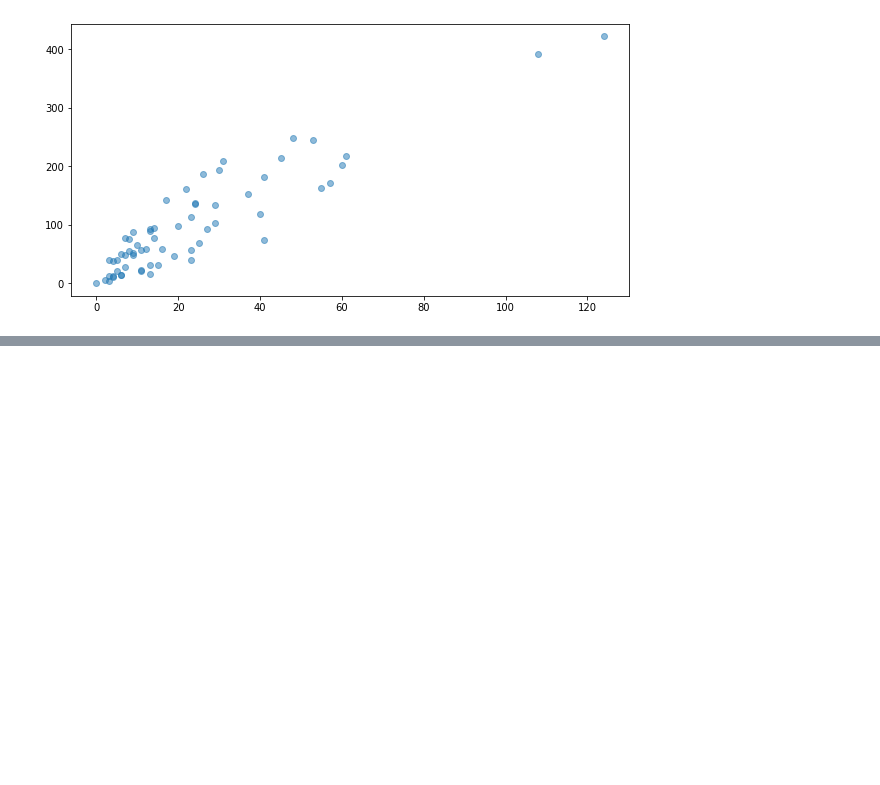
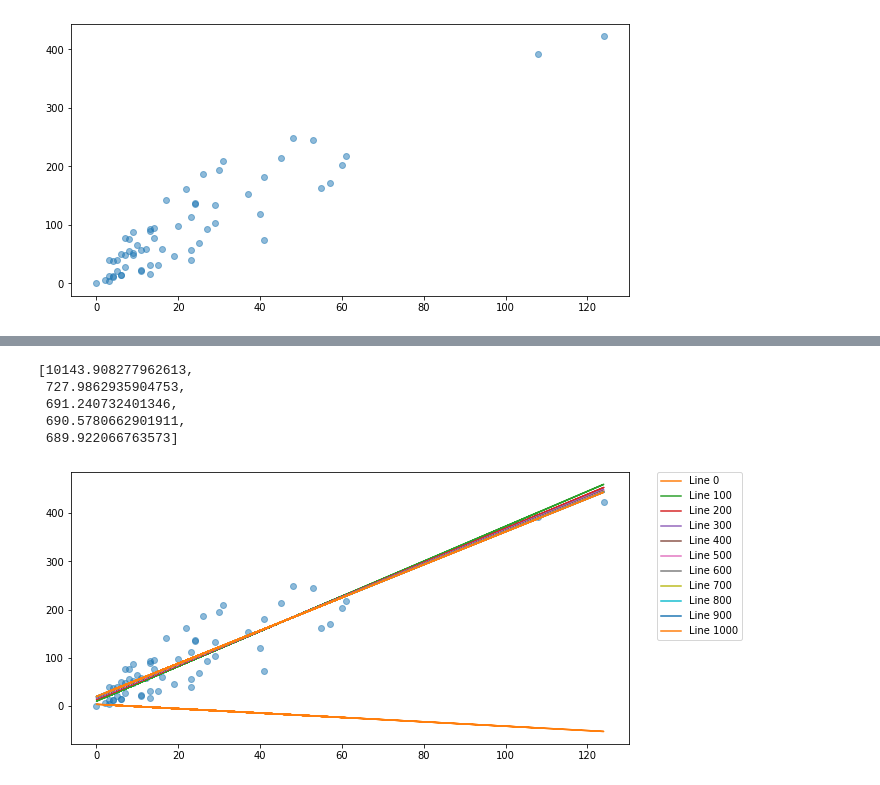
Before and after one commit to YeonKang/Python-for-Machine-Learning, a Jupyter notebook: Lec3_2_Linear_Regression_with_gradient_descent.ipynb, the cells around one changed output, grey strips where cells are left out. Cells and saved outputs as stored; diff of their text form; code cells hidden in the pictures; blank space fills up the shorter version.

```diff
--- a/Lec3_2_Linear_Regression_with_gradient_descent.ipynb
+++ b/Lec3_2_Linear_Regression_with_gradient_descent.ipynb
@@ -44,0 +98,21 @@ plt.plot(raw_X,y, 'o', alpha=0.5)
+# %%
+def gradient_descent(X, y, w, alpha, iterations):
+    theta = w
+    m = len(y)
+
+    theta_list = [theta.tolist()]
+    cost = cost_function(hypothesis_function(X, theta), y)
+    cost_list = [cost]
+
+    for i in range(iterations):
+        t0 = theta[0] - (alpha / m) * np.sum(np.dot(X, theta) - y)
+        t1 = theta[1] - (alpha / m) * np.sum((np.dot(X, theta) - y) * X[:,1])
+        theta = np.array([t0, t1])
+
+        if i % 10== 0:
+            theta_list.append(theta.tolist())
+            cost = cost_function(hypothesis_function(X, theta), y)
+            cost_list.append(cost)
+
+
+    return theta, theta_list, cost_list
@@ -44,0 +146,23 @@ plt.plot(raw_X,y, 'o', alpha=0.5)
+# %%
+theta_list = np.array(theta_list)
+cost_list[:5]
+# %% [output]
+[10143.908277962613,
+ 727.9862935904753,
+ 691.240732401346,
+ 690.5780662901911,
+ 689.922066763573]
+# %%
+plt.figure(figsize=(10,5))
+
+y_predict_step= np.dot(X, theta_list.transpose())
+
+y_predict_step
+plt.plot(raw_X,y,"o", alpha=0.5)
+for i in range (0,len(cost_list),100):
+    plt.plot(raw_X,y_predict_step[:,i], label='Line %d'%i)
+
+plt.legend(bbox_to_anchor=(1.05, 1), loc=2, borderaxespad=0.)
+plt.show()
+# %% [output]
+[figure, added]
```
Also changed, not shown: parts of 18 cells of this notebook.
